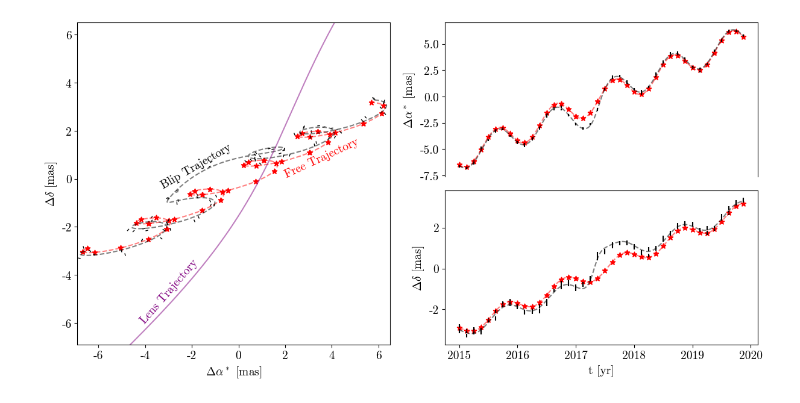
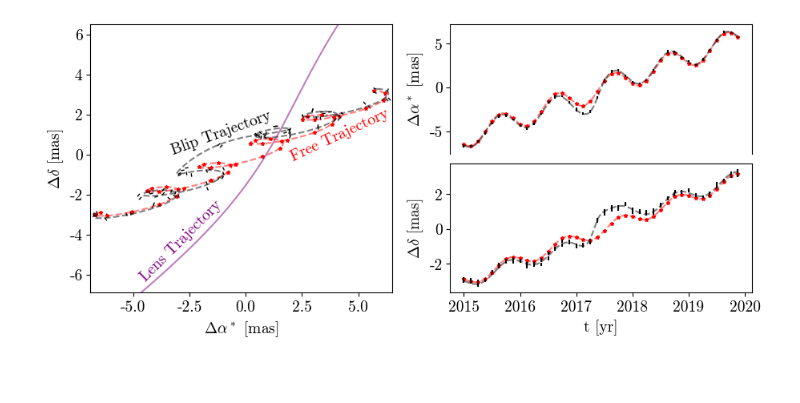
Before and after one commit to mkongsore/BlipFinder, a Jupyter notebook: PaperPlots/source_dynamics_plot.ipynb, the cells around one changed output. Drawn from its saved outputs; the diff is of its cells as text; code cells hidden in the pictures; blank space fills up the shorter version.

Commit message:
updated plots

```diff
--- a/PaperPlots/source_dynamics_plot.ipynb
+++ b/PaperPlots/source_dynamics_plot.ipynb
@@ -37,6 +37,8 @@ fontsize = 14
 from matplotlib import font_manager
 from matplotlib import rcParams
 from matplotlib import rc
+mpl.rc('text', usetex=True)
+mpl.rcParams['text.latex.preamble']=[r"\usepackage{amsmath}"]
 
 cmfont = font_manager.FontProperties(fname=mpl.get_data_path() + '/fonts/ttf/cmr10.ttf')
 plt.rcParams['font.serif']=cmfont.get_name()
@@ -113,7 +115,7 @@ y_shuffled = np.random.normal(loc=lensed[1],scale=0.1)
 # %%
 fig, axd = plt.subplot_mosaic([['left', 'upper right'],
                                ['left', 'lower right']],
-                              figsize=(12, 6), constrained_layout=True)
+                              figsize=(9, 4), constrained_layout=True)
 
 axd['left'].plot(traj_smooth[0],traj_smooth[1],linestyle = '--',color='red',alpha=0.5)
 axd['left'].plot(lensed_smooth[0],lensed_smooth[1],linestyle = '--',color='black',alpha=0.5)
@@ -122,38 +124,39 @@ axd['left'].set_ylabel('$\Delta\\delta$ [mas]')
 axd['left'].set_xlabel('$\Delta\\alpha^*$ [mas]')
 axd['left'].set_xlim(-6.9,6.5)
 axd['left'].set_ylim(-6.9,6.5)
 
-axd['left'].text(-4.3, -6, 'Lens Trajectory',rotation=49,color='purple',fontweight='bold')
-axd['left'].text(-3.4,-0.4, 'Blip Trajectory',rotation=30,color='black',fontweight='bold')
-axd['left'].text(1.9,0.05, 'Free Trajectory',rotation=25,color='red',fontweight='bold')
+axd['left'].text(-4.8, -6.3, 'Lens Trajectory',rotation=45,color='purple',fontweight='bold')
+axd['left'].text(-3.4,0.0, 'Blip Trajectory',rotation=20,color='black',fontweight='bold')
+axd['left'].text(1.9,-0.3, 'Free Trajectory',rotation=25,color='red',fontweight='bold')
 
 
 for n,scan_angle in enumerate(scan_angles):
-    axd['left'].scatter(traj[0][n],traj[1][n], marker='*',color='red')
+    axd['left'].scatter(traj[0][n],traj[1][n], marker='*',color='red',s=8.)
     axd['left'].scatter(x_shuffled[n],y_shuffled[n],marker=(2, 0, scan_angle/(2*np.pi)*360),color='black',s=10)
 
 axd['upper right'].plot(t_plot,traj_smooth[0],linestyle = '--',color='red',alpha=0.5)
 axd['upper right'].plot(t_plot,lensed_smooth[0],linestyle = '--',color='black',alpha=0.5)
 
 axd['lower right'].plot(t_plot,traj_smooth[1],linestyle = '--',color='red',alpha=0.5)
 axd['lower right'].plot(t_plot,lensed_smooth[1],linestyle = '--',color='black',alpha=0.5)
 
-axd['upper right'].scatter(t_obs,traj[0], marker='*',color='red')
+axd['upper right'].scatter(t_obs,traj[0], marker='*',color='red',s=8.)
 axd['upper right'].errorbar(t_obs,x_shuffled,yerr =0.1,color='black',linestyle='')
 axd['upper right'].set_ylabel('$\Delta\\alpha^*$ [mas]')
 
 
 axd['upper right'].spines['bottom'].set_visible(False)
 axd['upper right'].xaxis.set_ticks([])
-axd['lower right'].scatter(t_obs,traj[1], marker='*',color='red')
+axd['lower right'].scatter(t_obs,traj[1], marker='*',color='red',s=8.)
 axd['lower right'].errorbar(t_obs,y_shuffled, yerr=0.1,color='black',linestyle='')
 axd['lower right'].set_xlabel('t [yr]')
 axd['lower right'].set_ylabel('$\Delta\\delta$ [mas]')
 
 
 axd['left'].set_ylabel('$\Delta\\delta$ [mas]')
 axd['left'].set_xlabel('$\Delta\\alpha^*$ [mas]')
 
-fig.show()
+fig.savefig('/home/mk7976/git/gaiablip/analysis/plotting/source_dynamics_plot.png',dpi=500)
+plt.show()
 # %% [output]
-[figure, old version]
+[figure, new version]
```
Also changed, not shown: 6 other files.
